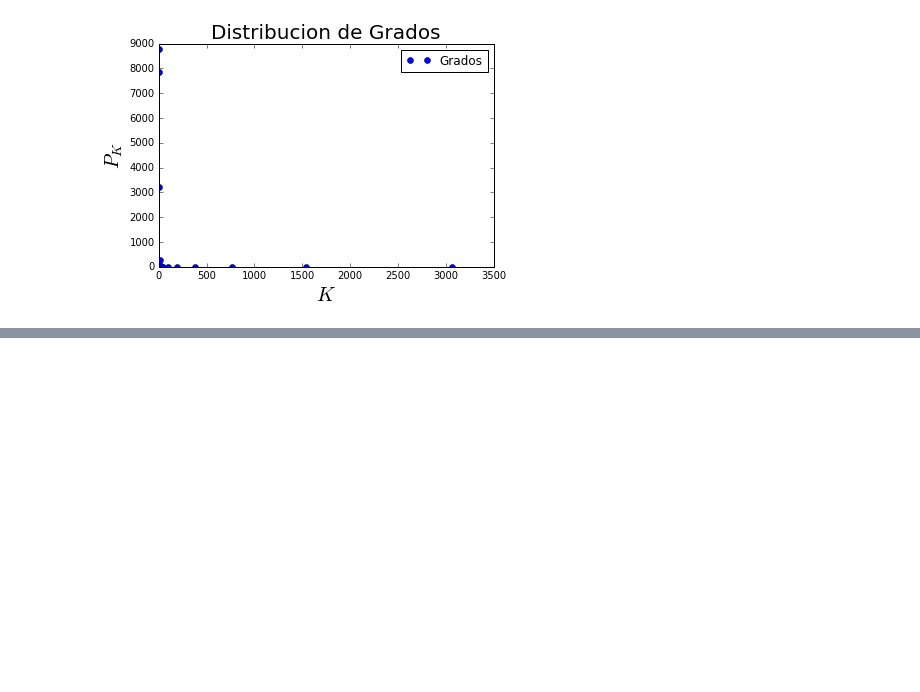
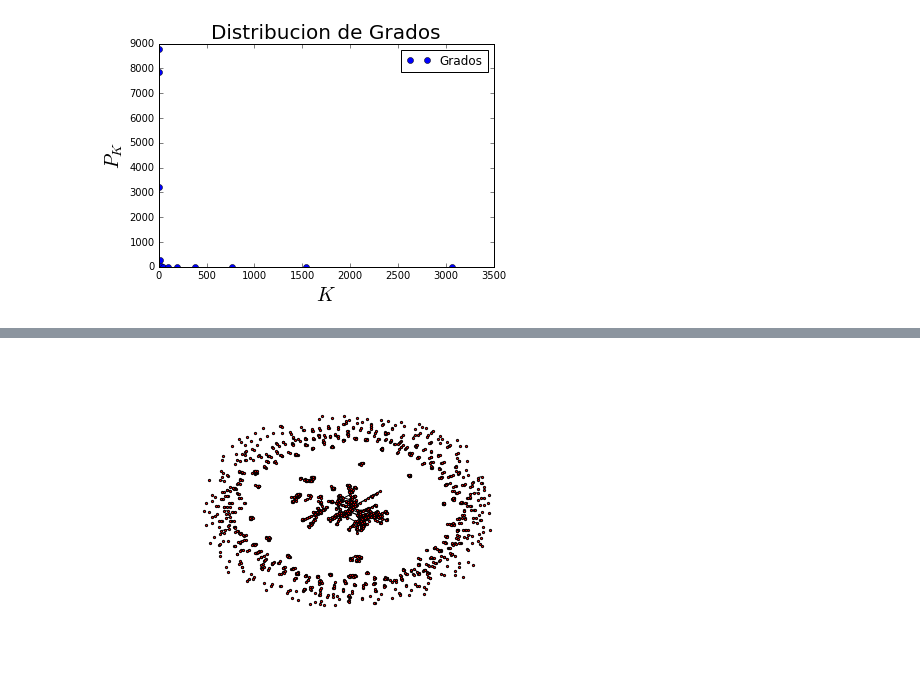
Before and after one commit to alangivre/TP1, a Jupyter notebook: TP1.ipynb, the cells around one changed output, grey strips where cells are left out. Saved outputs shown, nothing was run; the diff lists cells and outputs as text; code cells hidden in the pictures; blank space fills up the shorter version.

```diff
--- a/TP1.ipynb
+++ b/TP1.ipynb
@@ -253,0 +307,8 @@ import scipy
+# %%
+netscience = nx.read_gml('/home/alang/Escritorio/TP1/tc01_data/netscience.gml')
+redinternet = nx.read_gml('/home/alang/Escritorio/TP1/tc01_data/as-22july06.gml')
+# %%
+nx.draw(netscience, node_size=5)#, with_labels=True)
+plt.show()
+# %% [output]
+[figure, added]
```
Also changed, not shown: parts of 10 cells of this notebook.
